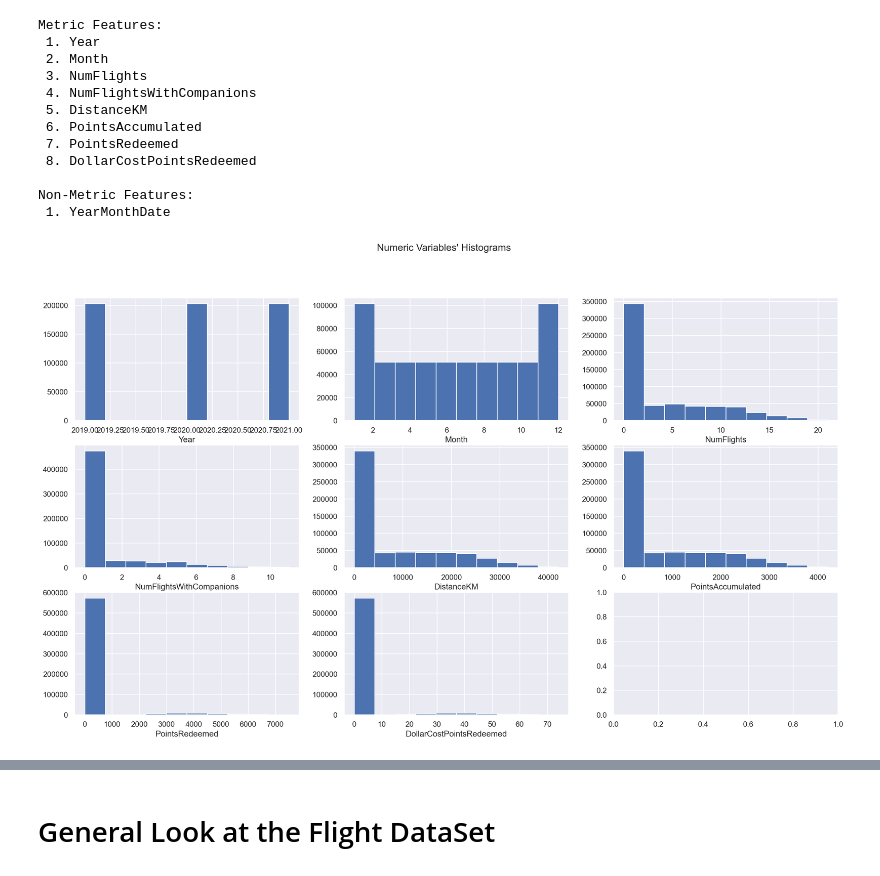
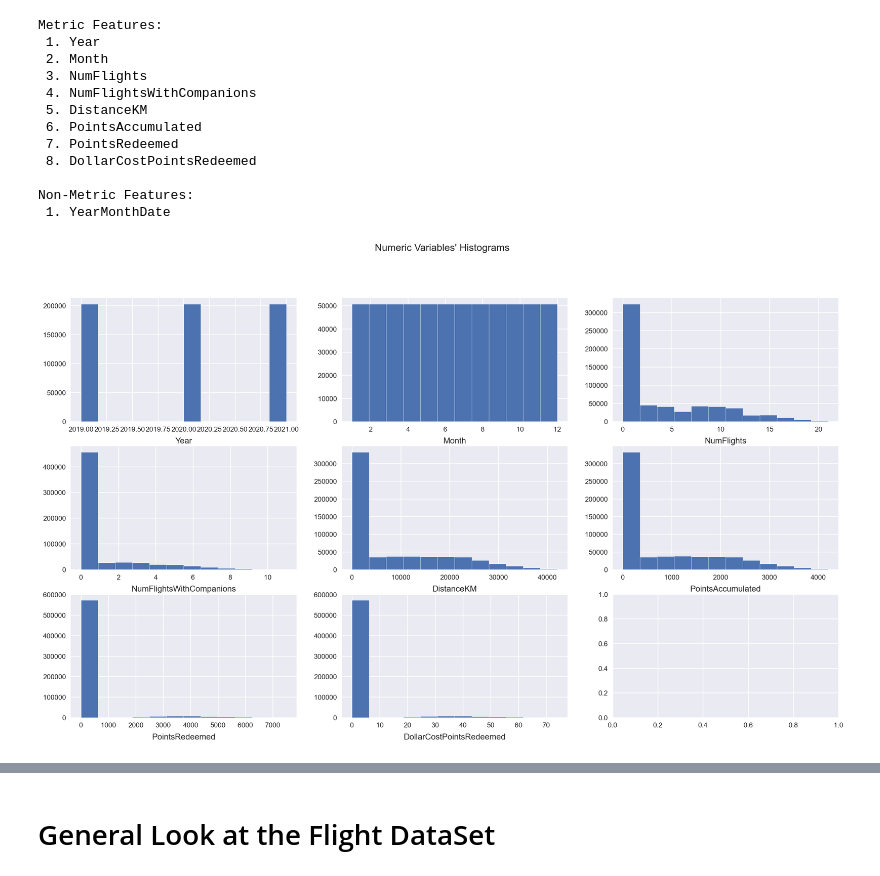
Before and after one commit to lourenco500/Data-Mining-Project, a Jupyter notebook: Deliverable_1.ipynb, the cells around one changed output, grey strips where cells are left out. Saved outputs shown, nothing was run; the diff lists cells and outputs as text; code cells hidden in the pictures.

```diff
--- a/Deliverable_1.ipynb
+++ b/Deliverable_1.ipynb
@@ -118,7 +116,7 @@ fig, axes = plt.subplots(sp_rows,
 # Plot the data
 # Iterate across axes objects and associate each histogram:
 for ax, feat in zip(axes.flatten(), metric_features_CDB):
-    ax.hist(customerDB[feat], bins=10, color="#4C72B0", edgecolor="white")
+    ax.hist(customerDB[feat], bins=20, color="#4C72B0", edgecolor="white")
     ax.set_title(feat, y=-0.15)
     ax.grid(True, linestyle="--", alpha=0.6)
 
@@ -211,29 +209,29 @@ Non-Metric Features:
 # %%
 sp_rows = 3
 sp_cols = 3
 
 fig, axes = plt.subplots(sp_rows,
                          sp_cols,
                          figsize=(20, 11))
 
 # Plot data
-# Iterate across axes objects and associate each histogram (hint: use the ax.hist() instead of plt.hist()):
-for ax, feat in zip(axes.flatten(), metric_features_FDB): # Notice the zip() function and flatten() method
-    ax.hist(flightsDB[feat])
+# Iterate across axes objects and associate each histogram
+for ax, feat in zip(axes.flatten(), metric_features_FDB):
+    ax.hist(flightsDB[feat], bins=12) # 12 bins to accomodate the feature 'month' and because no interpretability in the other graphs is lost
     ax.set_title(feat, y=-0.21)
 
 # Layout
 # Add a centered title to the figure:
 title = "Numeric Variables' Histograms"
 
 plt.suptitle(title)
 
 if not os.path.exists(os.path.join('..', 'figures', 'eda')):
     # if the exp_analysis directory is not present then create it first
     os.makedirs(os.path.join('..', 'figures', 'eda'))
 
 plt.savefig(os.path.join('..', 'figures', 'eda', 'numeric_variables_histograms.png'), dpi=200)
 
 plt.show()
 # %% [output]
-[figure, old version]
+[figure, new version]
```
Also changed, not shown: parts of 7 cells of this notebook.
